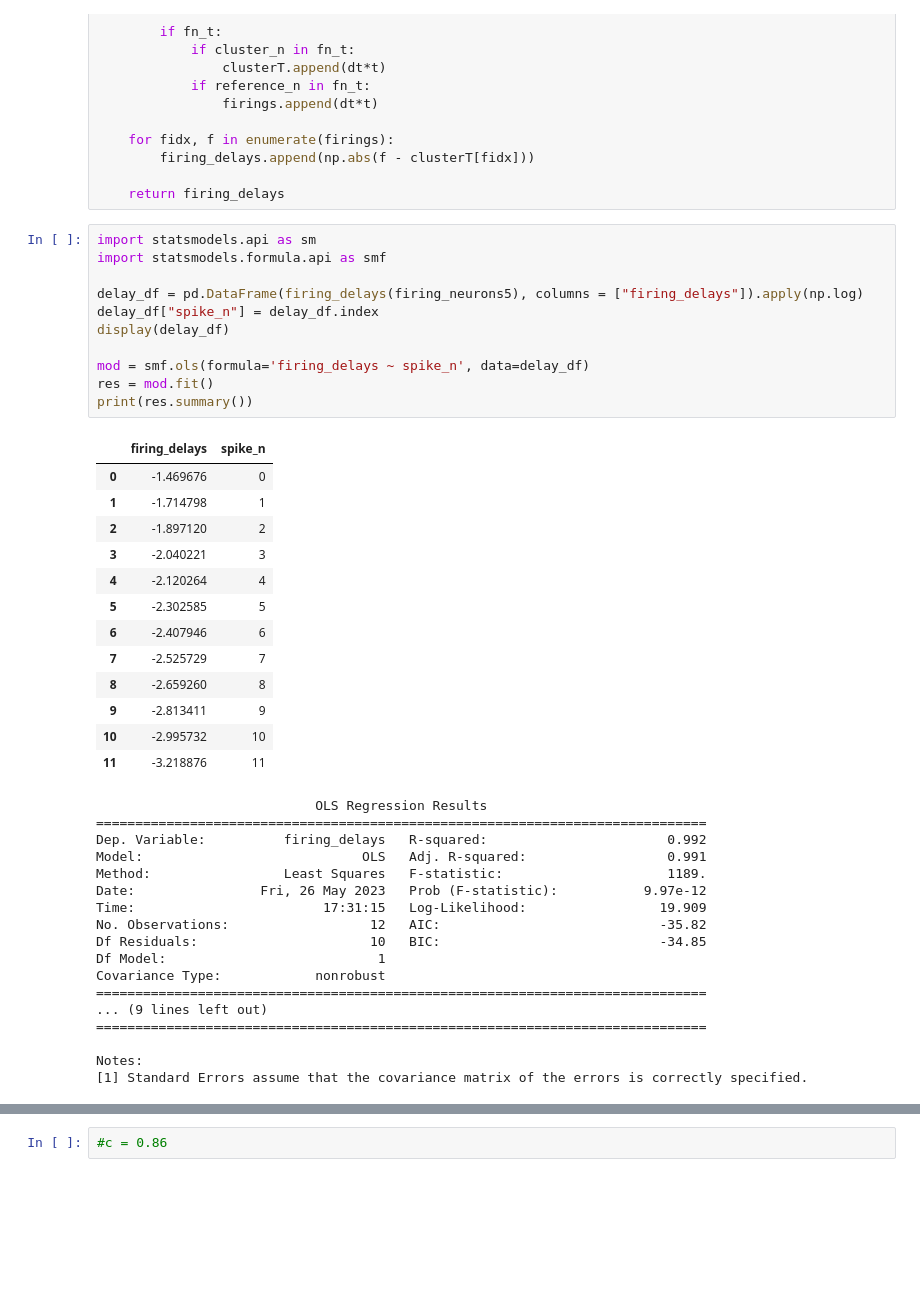
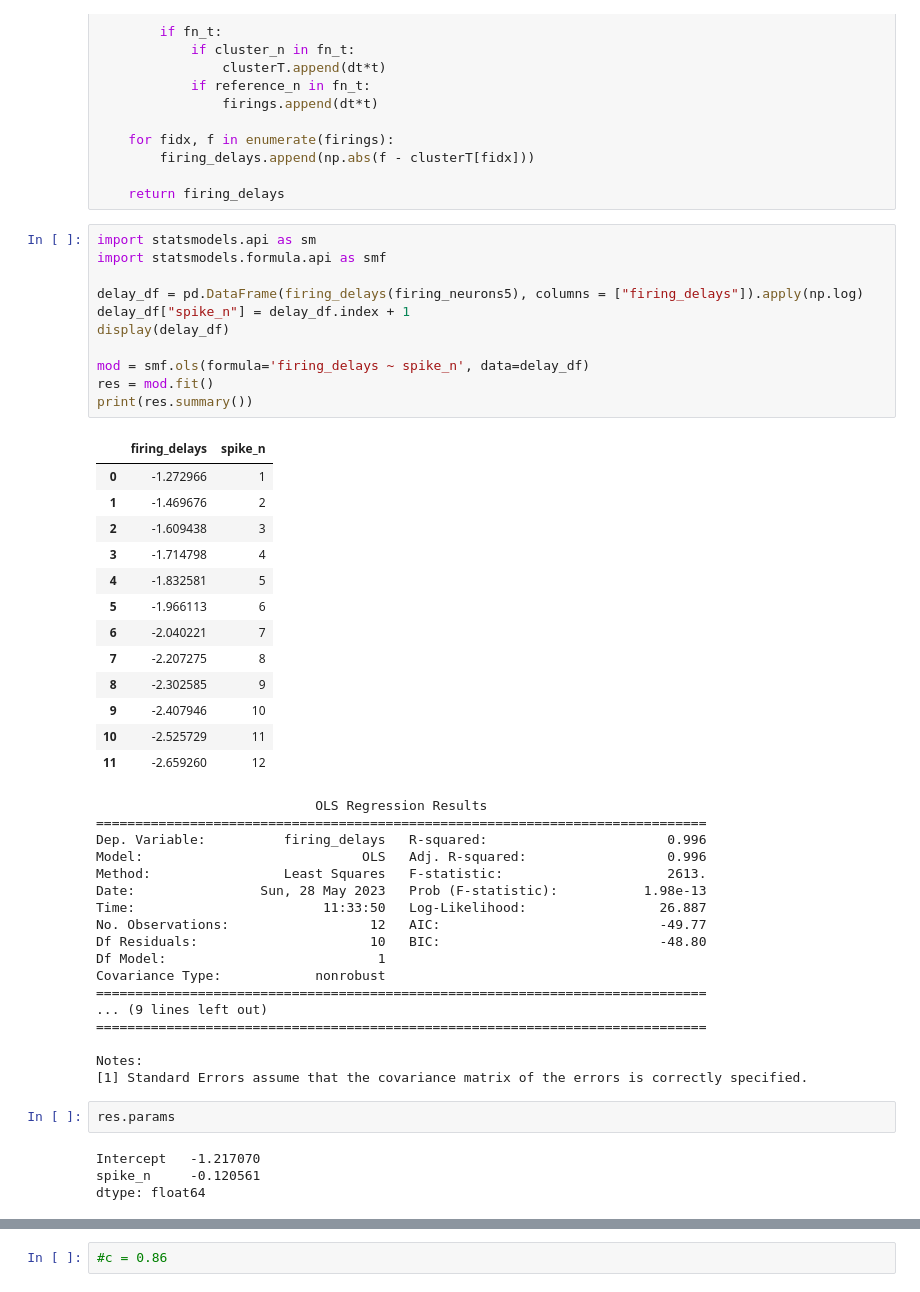
Before and after one commit to louisleger/neurodyn-MP2, a Jupyter notebook: MP2_take2.ipynb, the cells around one changed output, grey strips where cells are left out. Cells and saved outputs as stored; diff of their text form; blank space fills up the shorter version.

```diff
--- a/MP2_take2.ipynb
+++ b/MP2_take2.ipynb
@@ -385,37 +383,37 @@ def firing_delays(firing_n):
 # %%
 import statsmodels.api as sm
 import statsmodels.formula.api as smf
 
 delay_df = pd.DataFrame(firing_delays(firing_neurons5), columns = ["firing_delays"]).apply(np.log)
-delay_df["spike_n"] = delay_df.index
+delay_df["spike_n"] = delay_df.index + 1
 display(delay_df)
 
 mod = smf.ols(formula='firing_delays ~ spike_n', data=delay_df)
 res = mod.fit()
 print(res.summary())
 # %% [output]
 |  | firing_delays | spike_n |
-| 0 | -1.469676 | 0 |
-| 1 | -1.714798 | 1 |
-| 2 | -1.897120 | 2 |
-| 3 | -2.040221 | 3 |
-| 4 | -2.120264 | 4 |
-| 5 | -2.302585 | 5 |
-| 6 | -2.407946 | 6 |
-| 7 | -2.525729 | 7 |
-| 8 | -2.659260 | 8 |
-| 9 | -2.813411 | 9 |
-| 10 | -2.995732 | 10 |
-| 11 | -3.218876 | 11 |
+| 0 | -1.272966 | 1 |
+| 1 | -1.469676 | 2 |
+| 2 | -1.609438 | 3 |
+| 3 | -1.714798 | 4 |
+| 4 | -1.832581 | 5 |
+| 5 | -1.966113 | 6 |
+| 6 | -2.040221 | 7 |
+| 7 | -2.207275 | 8 |
+| 8 | -2.302585 | 9 |
+| 9 | -2.407946 | 10 |
+| 10 | -2.525729 | 11 |
+| 11 | -2.659260 | 12 |
                             OLS Regression Results
 ==============================================================================
-Dep. Variable:          firing_delays   R-squared:                       0.992
-Model:                            OLS   Adj. R-squared:                  0.991
-Method:                 Least Squares   F-statistic:                     1189.
-Date:                Fri, 26 May 2023   Prob (F-statistic):           9.97e-12
-Time:                        17:31:15   Log-Likelihood:                 19.909
-No. Observations:                  12   AIC:                            -35.82
-Df Residuals:                      10   BIC:                            -34.85
+Dep. Variable:          firing_delays   R-squared:                       0.996
+Model:                            OLS   Adj. R-squared:                  0.996
+Method:                 Least Squares   F-statistic:                     2613.
+Date:                Sun, 28 May 2023   Prob (F-statistic):           1.98e-13
+Time:                        11:33:50   Log-Likelihood:                 26.887
+No. Observations:                  12   AIC:                            -49.77
+Df Residuals:                      10   BIC:                            -48.80
 Df Model:                           1
 Covariance Type:            nonrobust
 ==============================================================================
@@ -424,3 +422,9 @@ Covariance Type:            nonrobust
 
 Notes:
 [1] Standard Errors assume that the covariance matrix of the errors is correctly specified.
+# %%
+res.params
+# %% [output]
+Intercept   -1.217070
+spike_n     -0.120561
+dtype: float64
```
Also changed, not shown: parts of 7 cells of this notebook, 5 other files.
